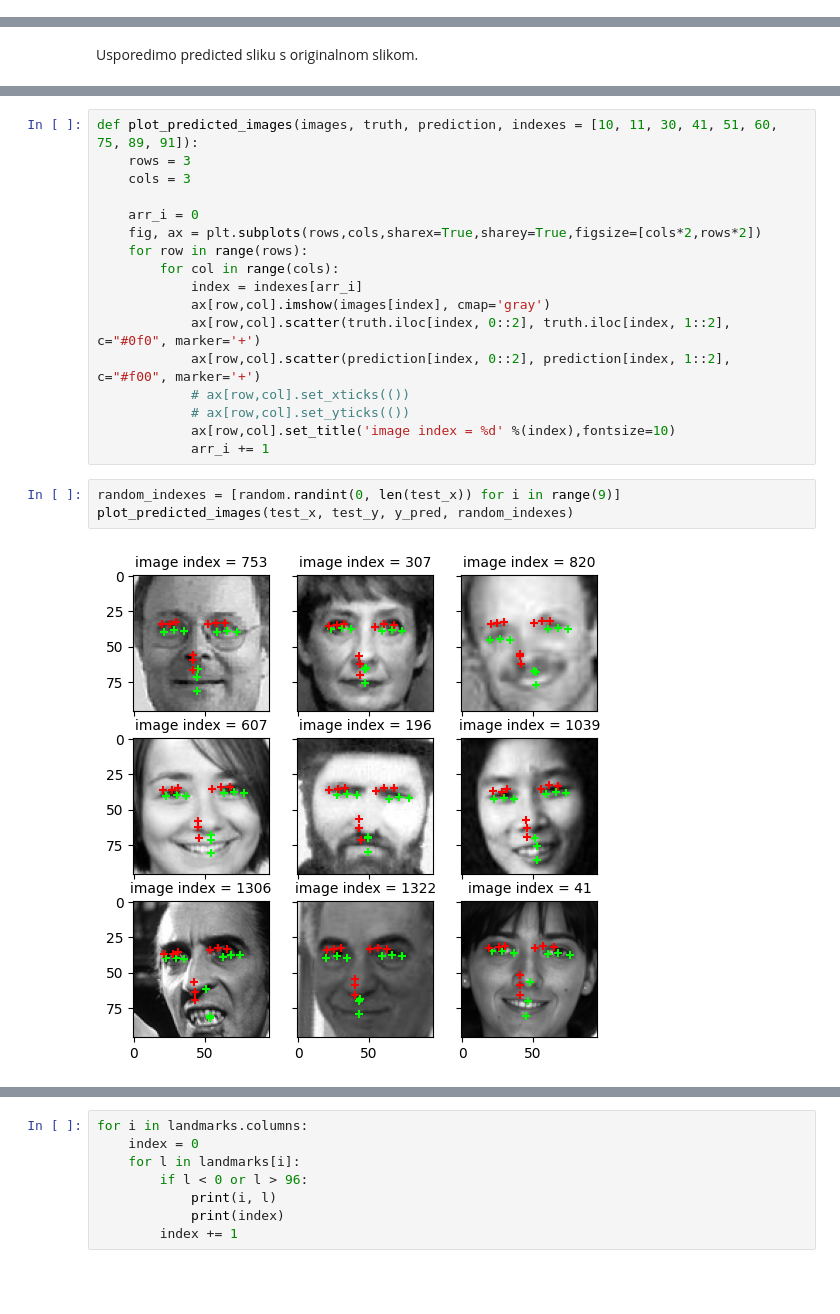
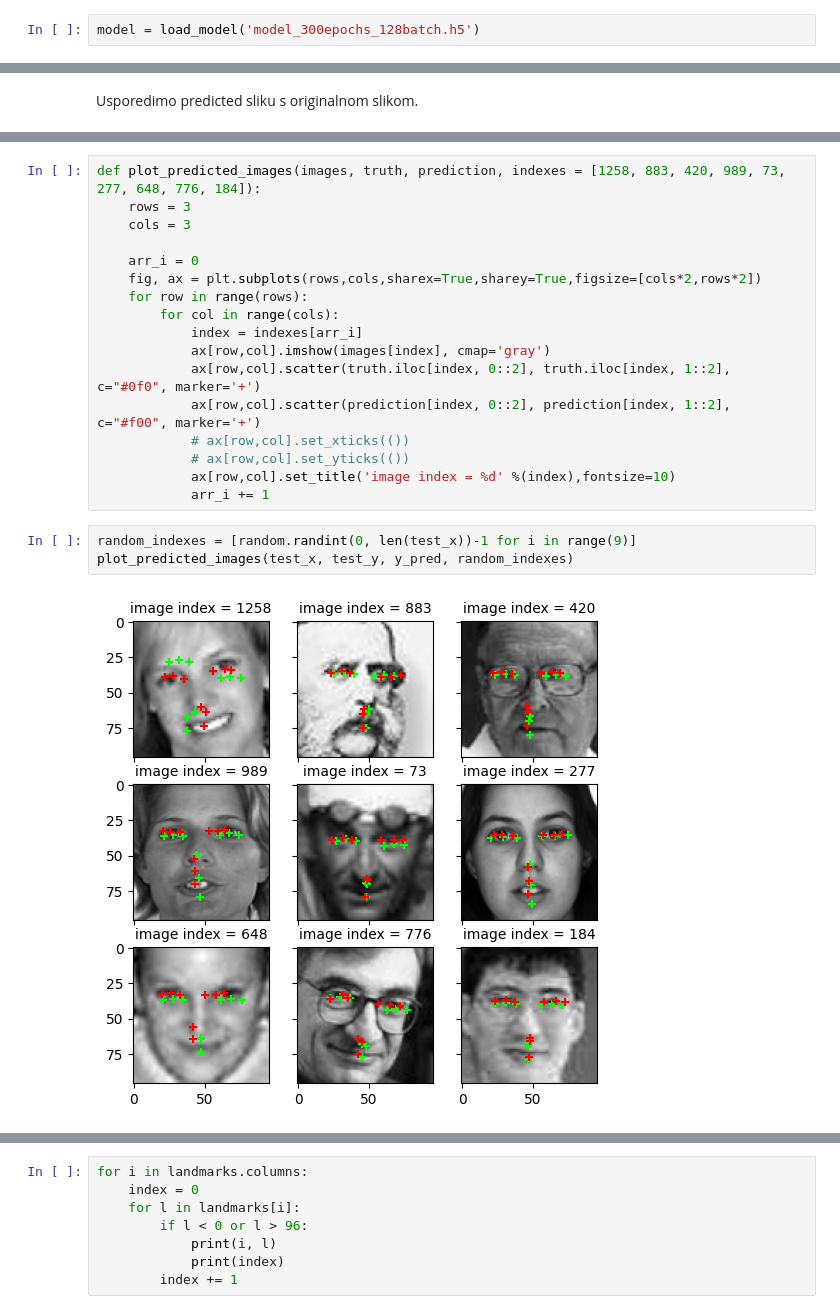
Before and after one commit to tonipolanec/Facial-landmarks-detection-system, a Jupyter notebook: code/project_progress.ipynb, the cells around one changed output, grey strips where cells are left out. Cells and saved outputs as stored; diff of their text form; blank space fills up the shorter version.

```diff
--- a/code/project_progress.ipynb
+++ b/code/project_progress.ipynb
@@ -550,3 +567,5 @@ Epoch 60/60
+# %%
+model = load_model('model_300epochs_128batch.h5')
 # %% [markdown]
 ---
 # %% [markdown]
@@ -585,5 +606,5 @@ plot_predicted_image(test_x, test_y, y_pred, 10)
 # %%
-def plot_predicted_images(images, truth, prediction, indexes = [10, 11, 30, 41, 51, 60, 75, 89, 91]):
+def plot_predicted_images(images, truth, prediction, indexes = [1258, 883, 420, 989, 73, 277, 648, 776, 184]):
     rows = 3
     cols = 3
 
@@ -600,10 +621,10 @@ def plot_predicted_images(images, truth, prediction, indexes = [10, 11, 30, 41,
             ax[row,col].set_title('image index = %d' %(index),fontsize=10)
             arr_i += 1
 # %%
-random_indexes = [random.randint(0, len(test_x)) for i in range(9)]
+random_indexes = [random.randint(0, len(test_x))-1 for i in range(9)]
 plot_predicted_images(test_x, test_y, y_pred, random_indexes)
 # %% [output]
-[figure, old version]
+[figure, new version]
 # %%
 landmarks_trained = pd.DataFrame(y_pred, columns=landmarks.columns)
 landmarks_trained.head()
```
Also changed, not shown: parts of 24 cells of this notebook, 15 other files.
